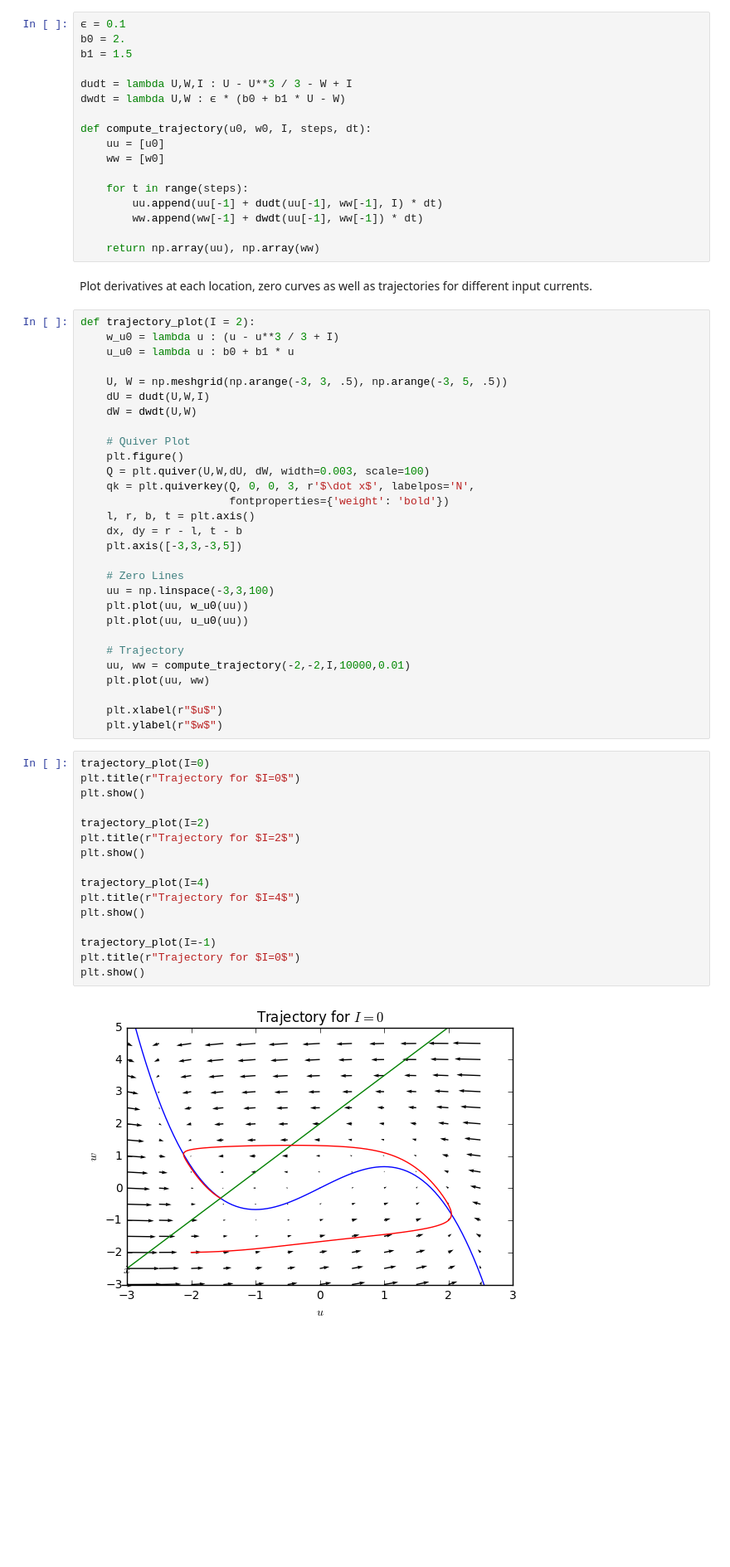
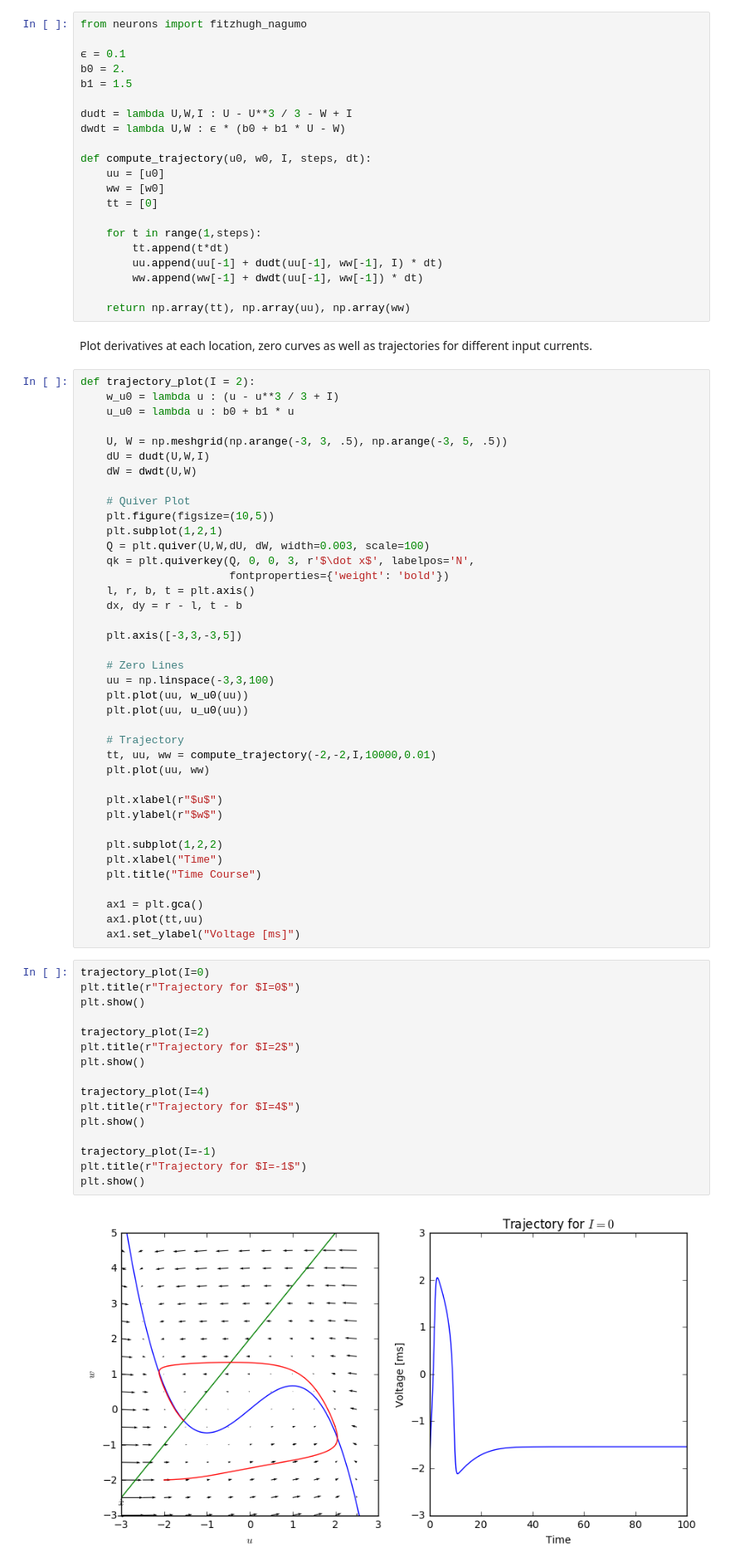
Before and after one commit to stes/msne, a Jupyter notebook: Fitz Hugh Nagumo.ipynb, the cells around one changed output. Shown: that part at 83% size. Drawn from its saved outputs; the diff is of its cells as text; blank space fills up the shorter version.

```diff
--- a/Fitz Hugh Nagumo.ipynb
+++ b/Fitz Hugh Nagumo.ipynb
@@ -19,6 +19,8 @@ import numpy as np
 from numpy import ma
 %matplotlib inline
 # %%
+from neurons import fitzhugh_nagumo
+
 ϵ = 0.1
 b0 = 2.
 b1 = 1.5
@@ -29,12 +31,14 @@ dwdt = lambda U,W : ϵ * (b0 + b1 * U - W)
 def compute_trajectory(u0, w0, I, steps, dt):
     uu = [u0]
     ww = [w0]
+    tt = [0]
 
-    for t in range(steps):
+    for t in range(1,steps):
+        tt.append(t*dt)
         uu.append(uu[-1] + dudt(uu[-1], ww[-1], I) * dt)
         ww.append(ww[-1] + dwdt(uu[-1], ww[-1]) * dt)
 
-    return np.array(uu), np.array(ww)
+    return np.array(tt), np.array(uu), np.array(ww)
 # %% [markdown]
 Plot derivatives at each location, zero curves as well as trajectories for different input currents.
 # %%
@@ -47,12 +51,14 @@ def trajectory_plot(I = 2):
     dW = dwdt(U,W)
 
     # Quiver Plot
-    plt.figure()
+    plt.figure(figsize=(10,5))
+    plt.subplot(1,2,1)
     Q = plt.quiver(U,W,dU, dW, width=0.003, scale=100)
     qk = plt.quiverkey(Q, 0, 0, 3, r'$\dot x$', labelpos='N',
                        fontproperties={'weight': 'bold'})
     l, r, b, t = plt.axis()
     dx, dy = r - l, t - b
+
     plt.axis([-3,3,-3,5])
 
     # Zero Lines
@@ -61,26 +67,34 @@ def trajectory_plot(I = 2):
     plt.plot(uu, u_u0(uu))
 
     # Trajectory
-    uu, ww = compute_trajectory(-2,-2,I,10000,0.01)
+    tt, uu, ww = compute_trajectory(-2,-2,I,10000,0.01)
     plt.plot(uu, ww)
 
     plt.xlabel(r"$u$")
     plt.ylabel(r"$w$")
+
+    plt.subplot(1,2,2)
+    plt.xlabel("Time")
+    plt.title("Time Course")
+
+    ax1 = plt.gca()
+    ax1.plot(tt,uu)
+    ax1.set_ylabel("Voltage [ms]")
 # %%
 trajectory_plot(I=0)
 plt.title(r"Trajectory for $I=0$")
 plt.show()
 
 trajectory_plot(I=2)
 plt.title(r"Trajectory for $I=2$")
 plt.show()
 
 trajectory_plot(I=4)
 plt.title(r"Trajectory for $I=4$")
 plt.show()
 
 trajectory_plot(I=-1)
-plt.title(r"Trajectory for $I=0$")
+plt.title(r"Trajectory for $I=-1$")
 plt.show()
 # %% [output]
-[figure, old version]
+[figure, new version]
```
Also changed, not shown: parts of 11 cells of this notebook, 4 other files.
